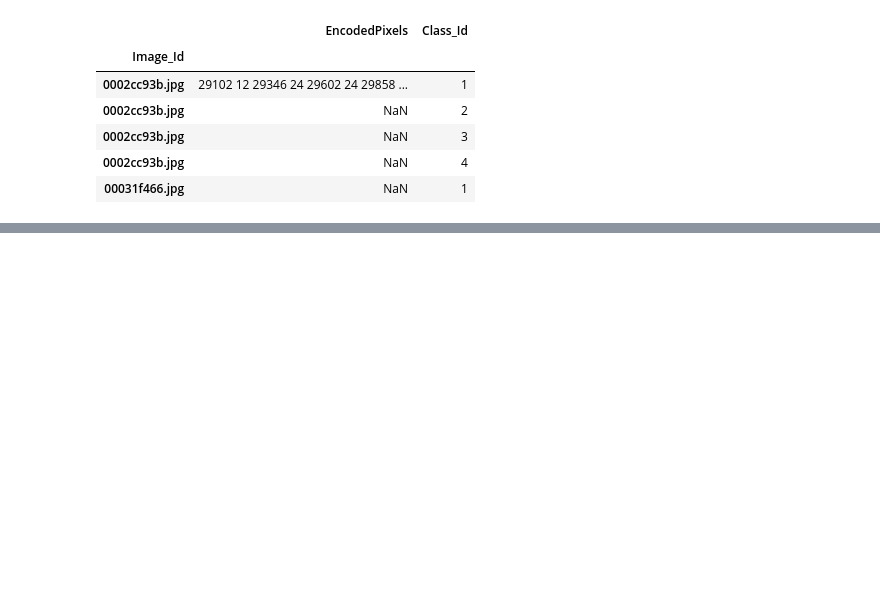
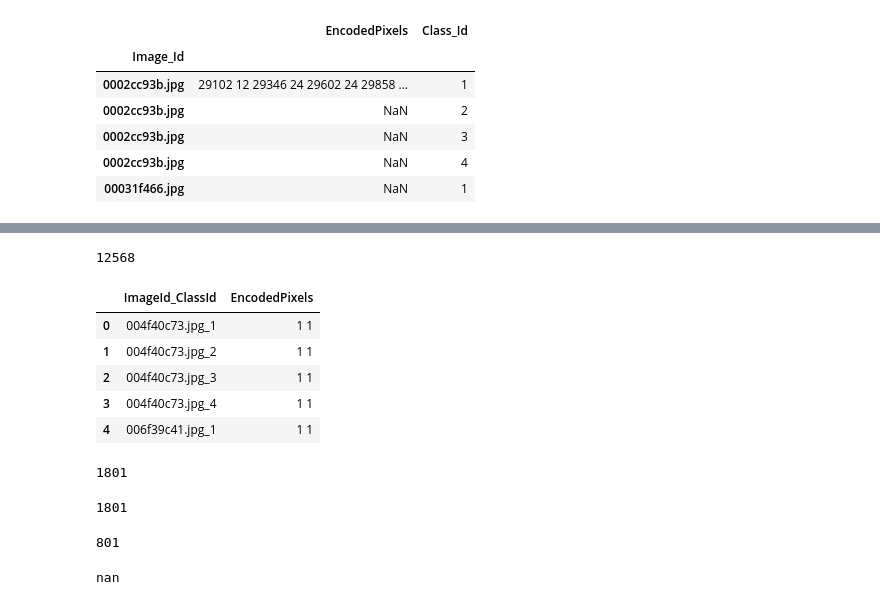
Before and after one commit to kszczupak/kaggle_competitions, a Jupyter notebook: SteelDefectsDetection/EDA.ipynb, the cells around one changed output, grey strips where cells are left out. Drawn from its saved outputs; the diff is of its cells as text; code cells hidden in the pictures; blank space fills up the shorter version.

```diff
--- a/SteelDefectsDetection/EDA.ipynb
+++ b/SteelDefectsDetection/EDA.ipynb
@@ -130,0 +122,15 @@ train_df.head()
+# %%
+len(train_images)
+# %% [output]
+12568
+# %%
+submission = pd.read_csv(data_path/'sample_submission.csv')
+# %%
+submission.head()
+# %% [output]
+|  | ImageId_ClassId | EncodedPixels |
+| 0 | 004f40c73.jpg_1 | 1 1 |
+| 1 | 004f40c73.jpg_2 | 1 1 |
+| 2 | 004f40c73.jpg_3 | 1 1 |
+| 3 | 004f40c73.jpg_4 | 1 1 |
+| 4 | 006f39c41.jpg_1 | 1 1 |
@@ -130,0 +140,16 @@ train_df.head()
+# %%
+len(test_images)
+# %% [output]
+1801
+# %%
+len((data_path/'test_images').ls())
+# %% [output]
+1801
+# %%
+len(train_df[(train_df['Class_Id'] == '4') & (~train_df['EncodedPixels'].isnull())])
+# %% [output]
+801
+# %%
+train_df[train_df['Class_Id'] == '3'].loc['0002cc93b.jpg']['EncodedPixels']
+# %% [output]
+nan
```
Also changed, not shown: parts of 18 cells of this notebook.
